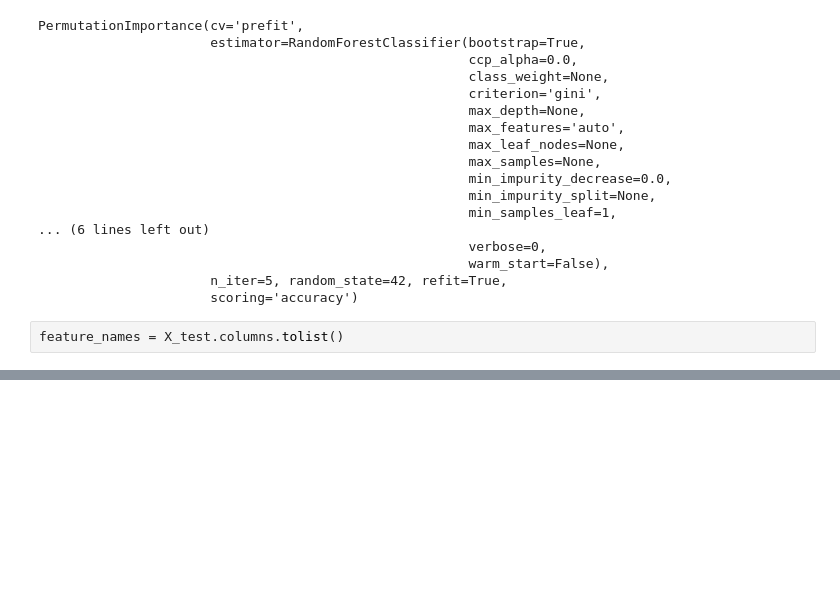
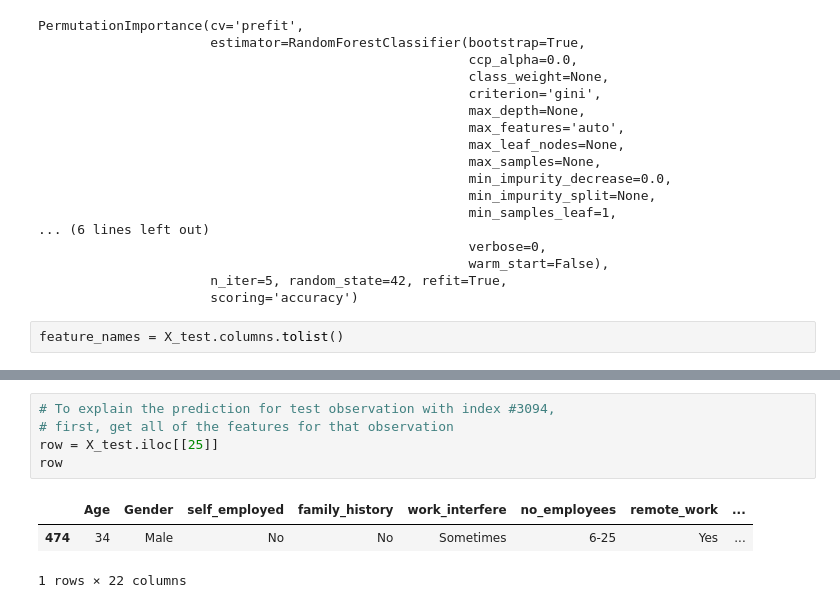
Before and after one commit to rawalk/Build_2, a Jupyter notebook: Untitled.ipynb, the cells around one changed output, grey strips where cells are left out. Drawn from its saved outputs; the diff is of its cells as text; blank space fills up the shorter version.

```diff
--- a/Untitled.ipynb
+++ b/Untitled.ipynb
@@ -591,0 +735,9 @@ Validation accuracy: 0.812
+# %%
+# To explain the prediction for test observation with index #3094,
+# first, get all of the features for that observation
+row = X_test.iloc[[25]]
+row
+# %% [output]
+|  | Age | Gender | self_employed | family_history | work_interfere | no_employees | remote_work | ... |
+| 474 | 34 | Male | No | No | Sometimes | 6-25 | Yes | ... |
+1 rows × 22 columns
```
Also changed, not shown: parts of 18 cells of this notebook.
